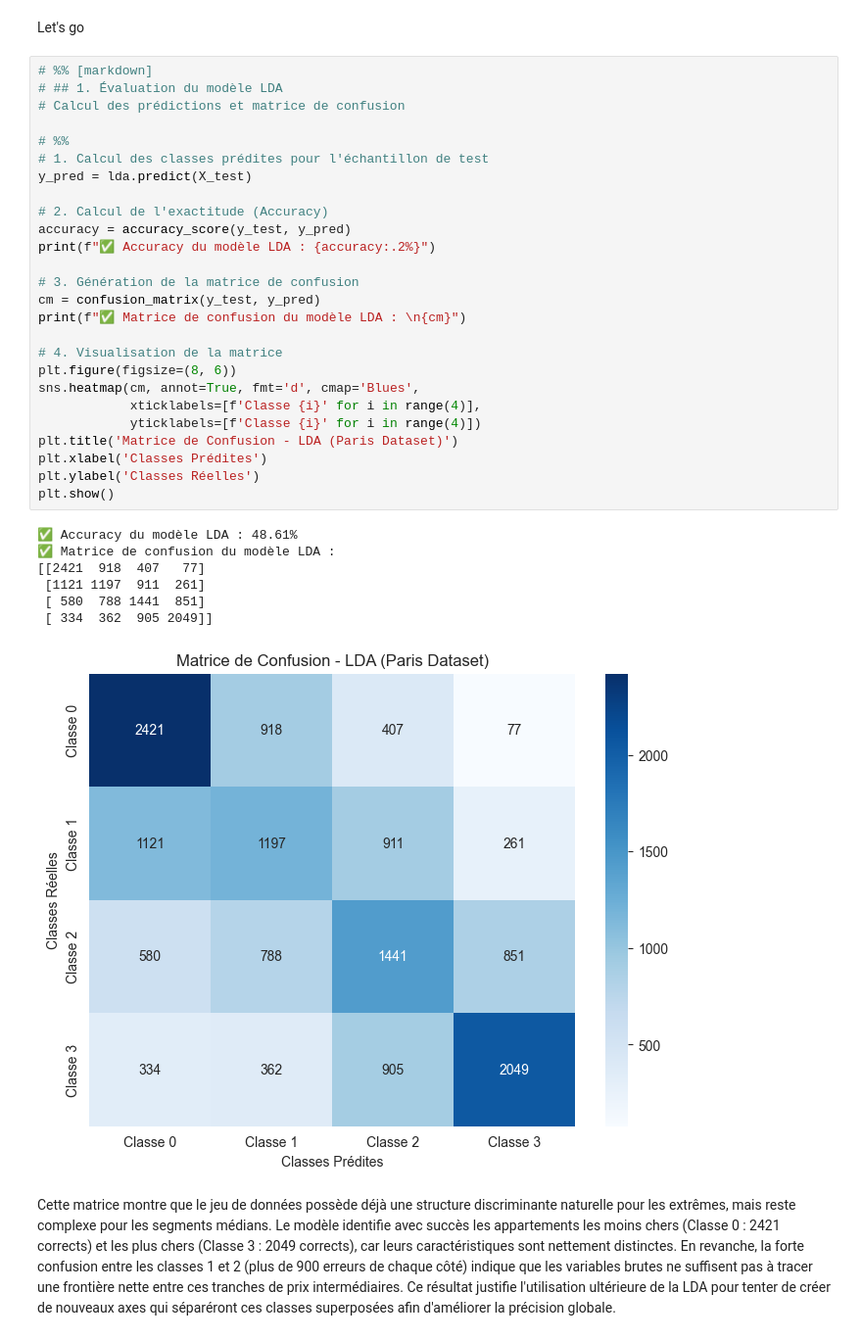
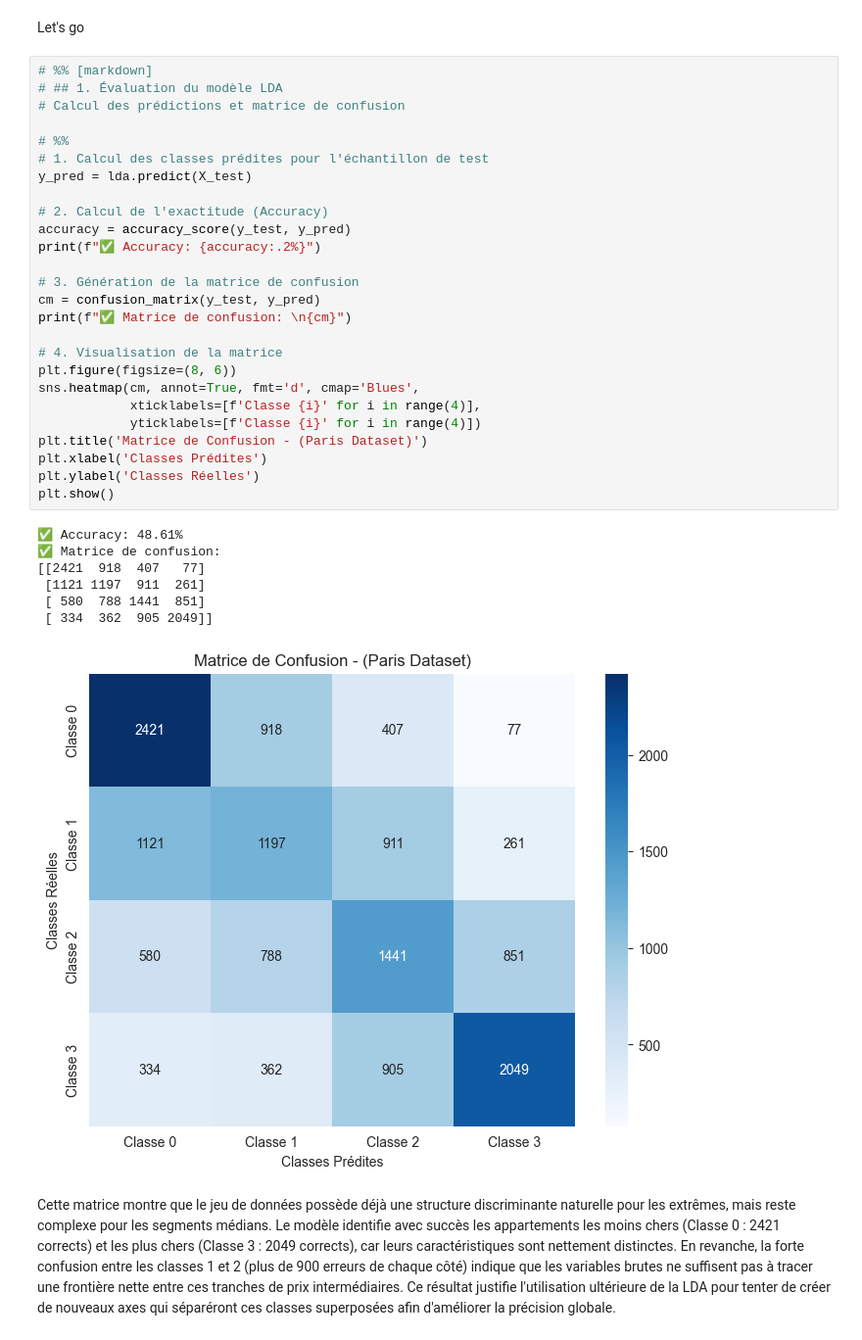
Before and after one commit to Felix-prjcts/ML_Airbnb_domain_generalisation, a Jupyter notebook: ML_Paris/LDA_Paris.ipynb, the cells around one changed output. Shown at 98% size. Cells and saved outputs as stored; diff of their text form.

```diff
--- a/ML_Paris/LDA_Paris.ipynb
+++ b/ML_Paris/LDA_Paris.ipynb
@@ -124,37 +124,37 @@ Let's go
 # %%
 # %% [markdown]
 # ## 1. Évaluation du modèle LDA
 # Calcul des prédictions et matrice de confusion
 
 # %%
 # 1. Calcul des classes prédites pour l'échantillon de test
 y_pred = lda.predict(X_test)
 
 # 2. Calcul de l'exactitude (Accuracy)
 accuracy = accuracy_score(y_test, y_pred)
-print(f"✅ Accuracy du modèle LDA : {accuracy:.2%}")
+print(f"✅ Accuracy: {accuracy:.2%}")
 
 # 3. Génération de la matrice de confusion
 cm = confusion_matrix(y_test, y_pred)
-print(f"✅ Matrice de confusion du modèle LDA : \n{cm}")
+print(f"✅ Matrice de confusion: \n{cm}")
 
 # 4. Visualisation de la matrice
 plt.figure(figsize=(8, 6))
 sns.heatmap(cm, annot=True, fmt='d', cmap='Blues',
             xticklabels=[f'Classe {i}' for i in range(4)],
             yticklabels=[f'Classe {i}' for i in range(4)])
-plt.title('Matrice de Confusion - LDA (Paris Dataset)')
+plt.title('Matrice de Confusion - (Paris Dataset)')
 plt.xlabel('Classes Prédites')
 plt.ylabel('Classes Réelles')
 plt.show()
 # %% [output]
-✅ Accuracy du modèle LDA : 48.61%
-✅ Matrice de confusion du modèle LDA :
+✅ Accuracy: 48.61%
+✅ Matrice de confusion:
 [[2421  918  407   77]
  [1121 1197  911  261]
  [ 580  788 1441  851]
  [ 334  362  905 2049]]
-[figure, old version]
+[figure, new version]
 # %% [markdown]
 Cette matrice montre que le jeu de données possède déjà une structure discriminante naturelle pour les extrêmes, mais reste complexe pour les segments médians. Le modèle identifie avec succès les appartements les moins chers (Classe 0 : 2421 corrects) et les plus chers (Classe 3 : 2049 corrects), car leurs caractéristiques sont nettement distinctes. En revanche, la forte confusion entre les classes 1 et 2 (plus de 900 erreurs de chaque côté) indique que les variables brutes ne suffisent pas à tracer une frontière nette entre ces tranches de prix intermédiaires. Ce résultat justifie l'utilisation ultérieure de la LDA pour tenter de créer de nouveaux axes qui séparéront ces classes superposées afin d'améliorer la précision globale.
 # %%
```
Also changed, not shown: parts of 5 cells of this notebook.
